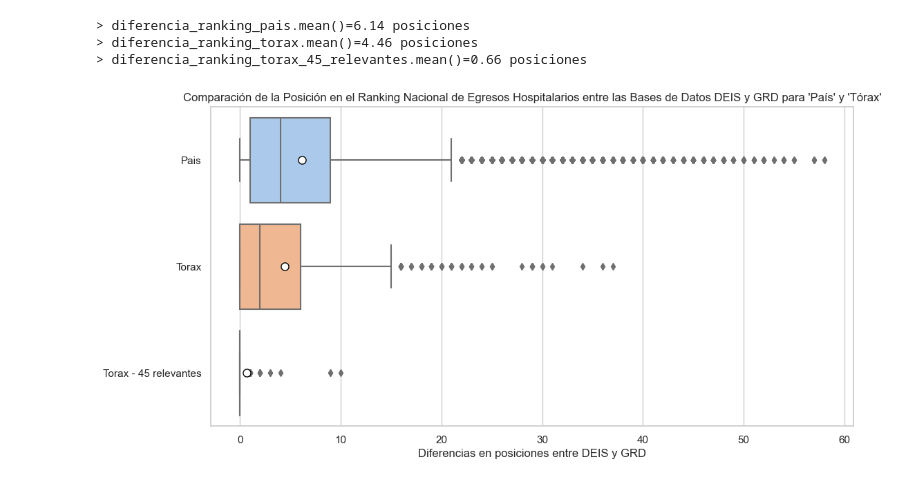
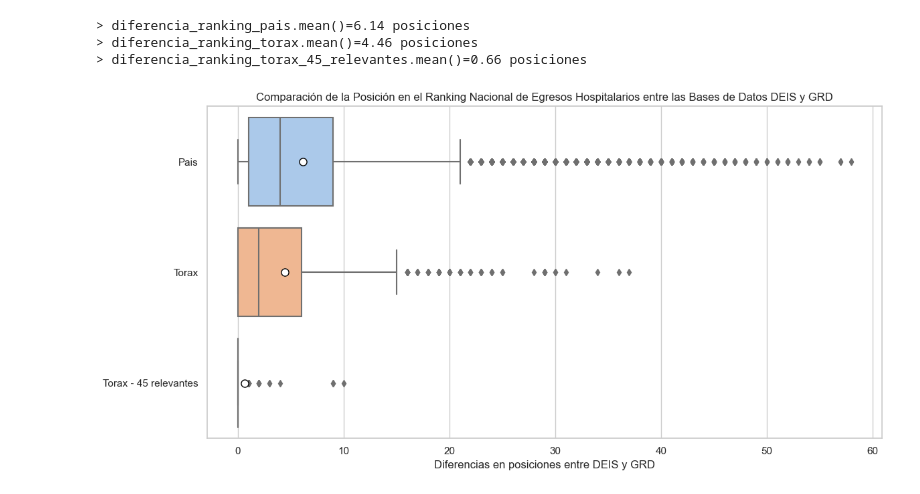
Before and after one commit to JavierRojas14/grd, a Jupyter notebook: notebooks/6.0-jrb-comparison-of-discharges-grd-and-deis.ipynb, the cells around one changed output. Drawn from its saved outputs; the diff is of its cells as text; code cells hidden in the pictures.

```diff
--- a/notebooks/6.0-jrb-comparison-of-discharges-grd-and-deis.ipynb
+++ b/notebooks/6.0-jrb-comparison-of-discharges-grd-and-deis.ipynb
@@ -271,21 +271,22 @@ comparacion_rankings_pais_torax = pd.DataFrame(
 # %%
 axis = sns.boxplot(
     comparacion_rankings_pais_torax,
     orient="h",
     showmeans=True,
     meanprops={
         "marker": "o",
         "markerfacecolor": "white",
         "markeredgecolor": "black",
         "markersize": "8",
     },
 )
 
 plt.yticks([0, 1, 2], ["Pais", "Torax", "Torax - 45 relevantes"])
 plt.title("Comparación de la Posición en el Ranking Nacional de Egresos Hospitalarios entre las "
-          "Bases de Datos DEIS y GRD para 'País' y 'Tórax'")
+          "Bases de Datos DEIS y GRD")
 plt.xlabel("Diferencias en posiciones entre DEIS y GRD")
+plt.tight_layout()
 plt.savefig("../reports/comparacion_posiciones_deis_grd.png", dpi=400)
 plt.show()
 # %% [output]
-[figure, old version]
+[figure, new version]
```
